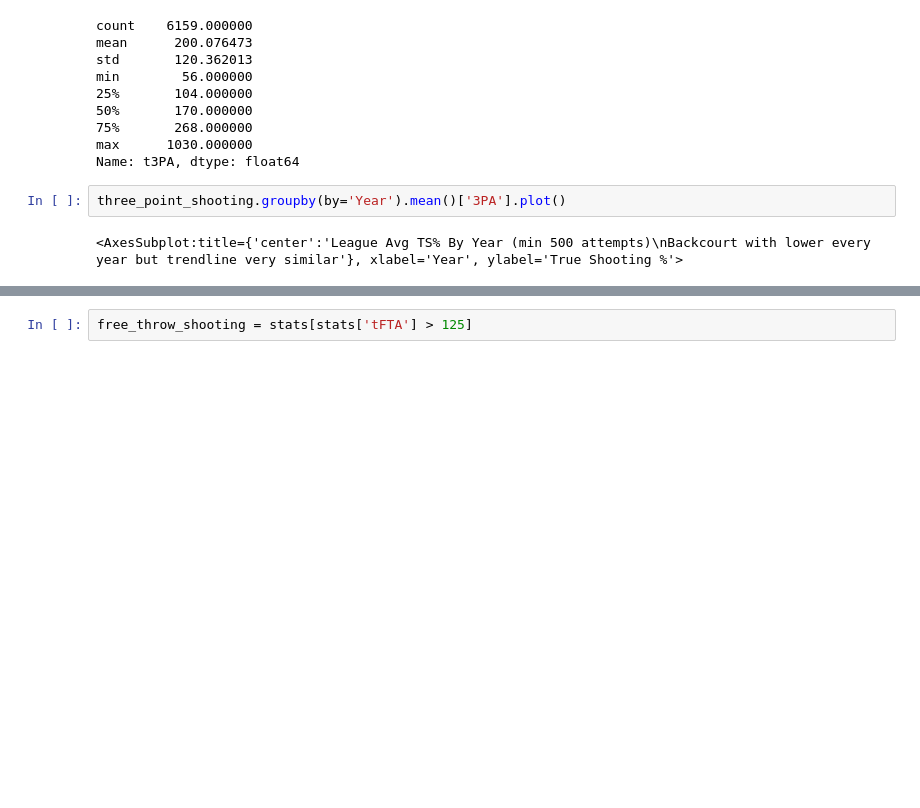
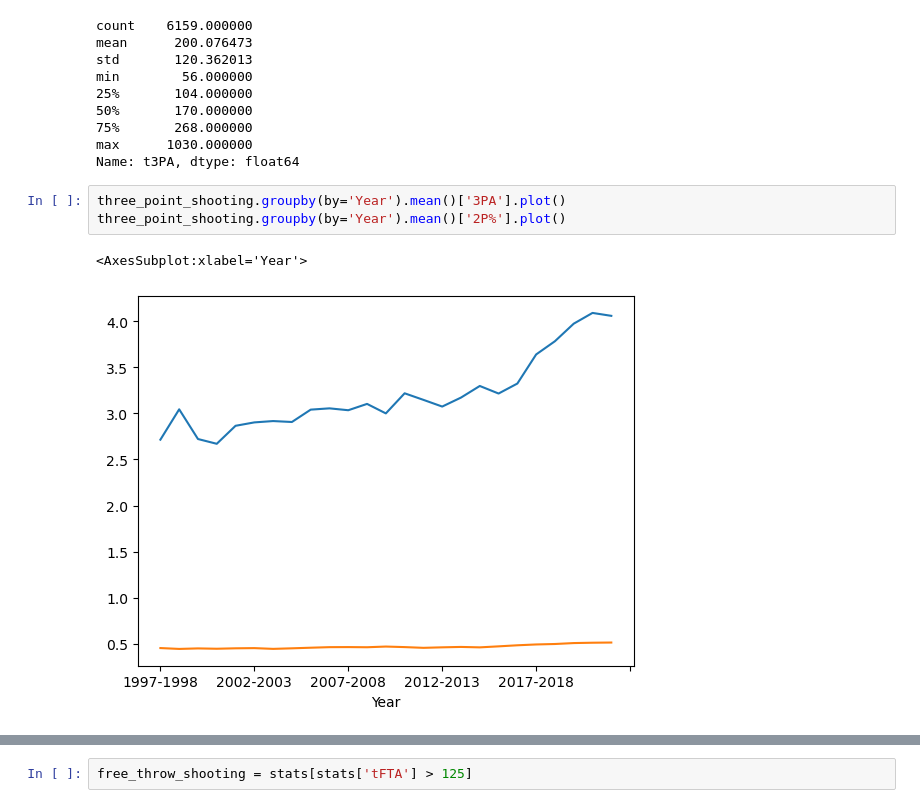
Before and after one commit to joshua-shorterivey/basic_basketball_analysis, a Jupyter notebook: explore.ipynb, the cells around one changed output, grey strips where cells are left out. Cells and saved outputs as stored; diff of their text form; blank space fills up the shorter version.

```diff
--- a/explore.ipynb
+++ b/explore.ipynb
@@ -204,8 +224,10 @@ max      1030.000000
 Name: t3PA, dtype: float64
 # %%
 three_point_shooting.groupby(by='Year').mean()['3PA'].plot()
+three_point_shooting.groupby(by='Year').mean()['2P%'].plot()
 # %% [output]
-<AxesSubplot:title={'center':'League Avg TS% By Year (min 500 attempts)\nBackcourt with lower every year but trendline very similar'}, xlabel='Year', ylabel='True Shooting %'>
+<AxesSubplot:xlabel='Year'>
+[figure, added]
 # %%
 three_point_shooting.groupby(by='Year').mean()['3P%'].plot()
 # %% [output]
```
Also changed, not shown: parts of 9 cells of this notebook.
